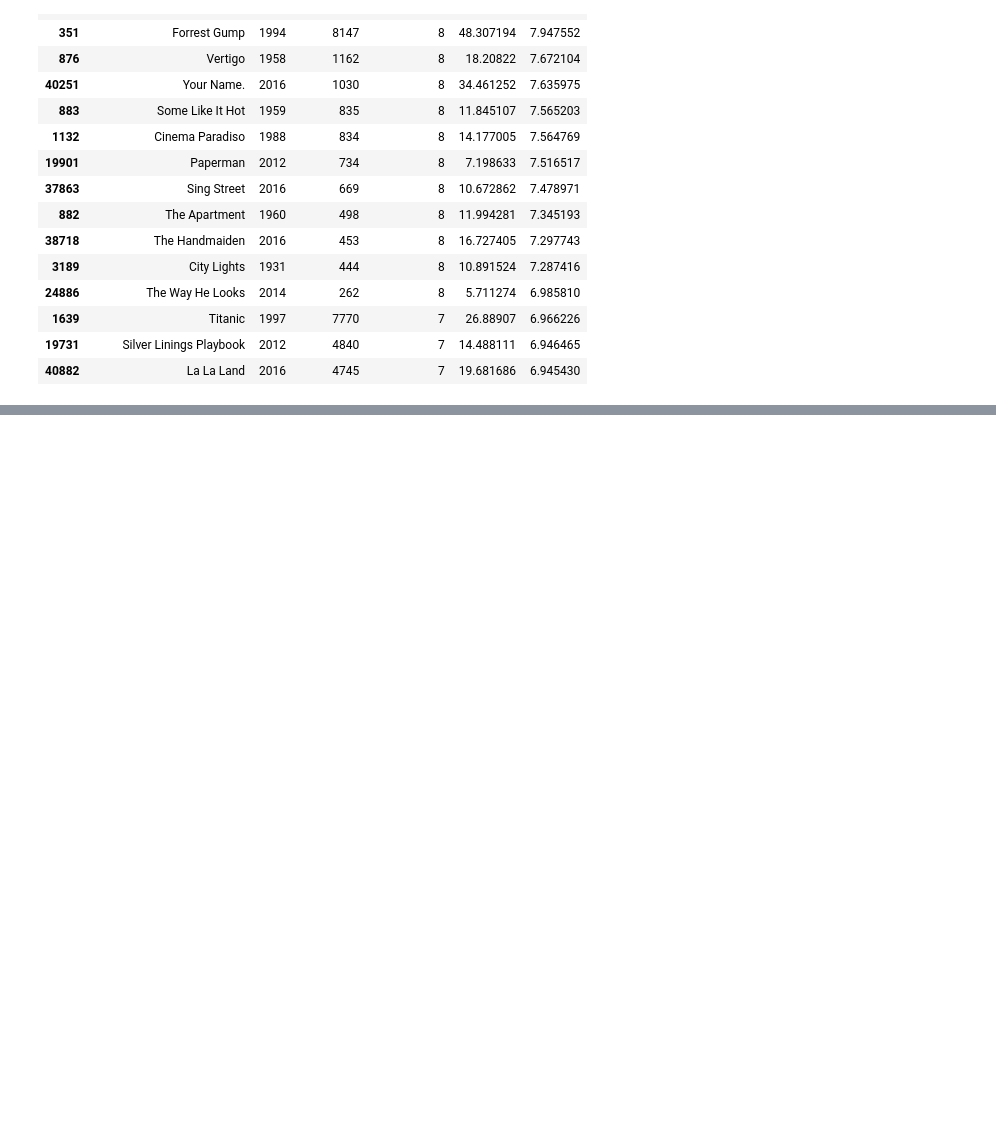
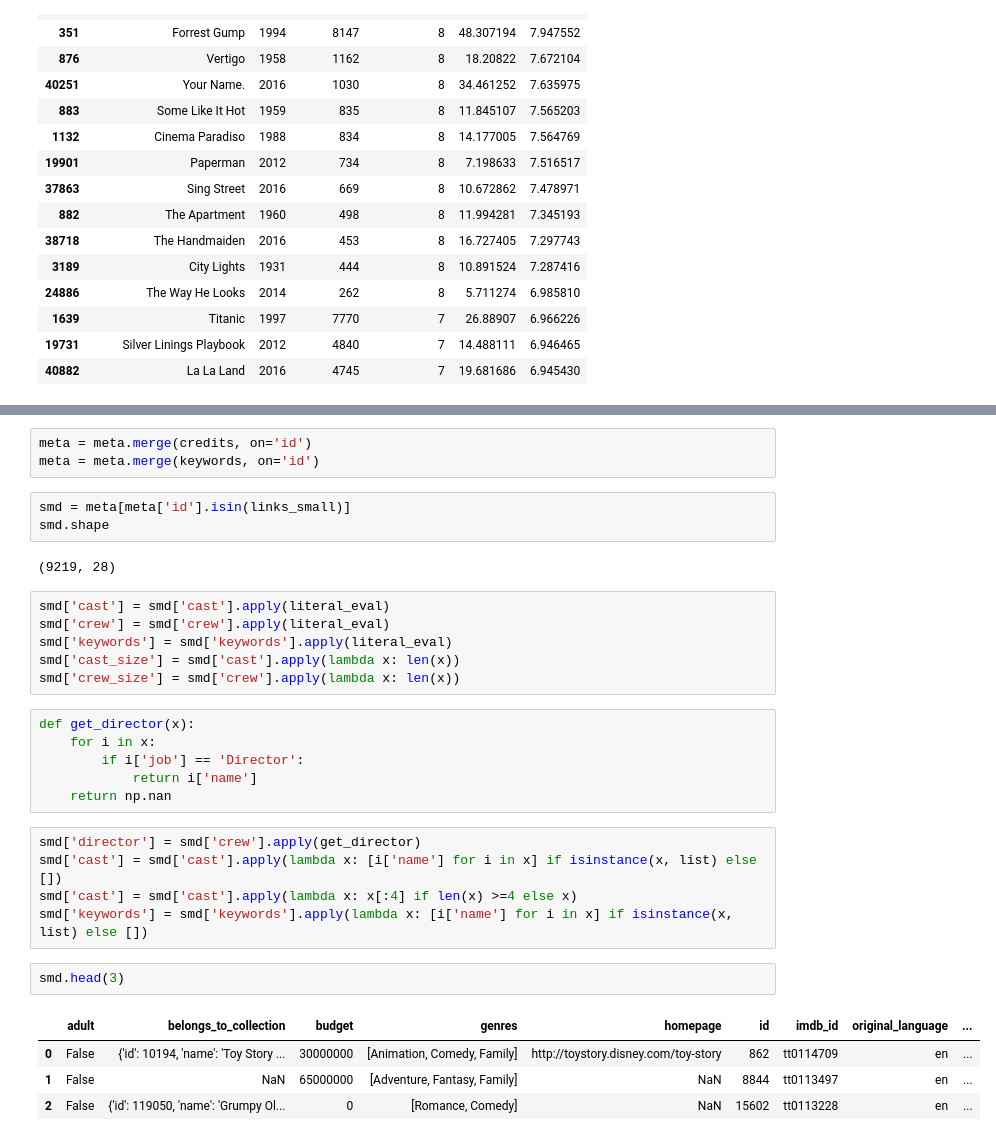
Before and after one commit to SBIK1219/CodingTest, a Jupyter notebook: Movie_Recommendation_2.ipynb, the cells around one changed output, grey strips where cells are left out. Saved outputs shown, nothing was run; the diff lists cells and outputs as text; blank space fills up the shorter version.

```diff
--- a/Movie_Recommendation_2.ipynb
+++ b/Movie_Recommendation_2.ipynb
@@ -171,0 +289,32 @@ build_chart('Romance').head(15)
+# %%
+meta = meta.merge(credits, on='id')
+meta = meta.merge(keywords, on='id')
+# %%
+smd = meta[meta['id'].isin(links_small)]
+smd.shape
+# %% [output]
+(9219, 28)
+# %%
+smd['cast'] = smd['cast'].apply(literal_eval)
+smd['crew'] = smd['crew'].apply(literal_eval)
+smd['keywords'] = smd['keywords'].apply(literal_eval)
+smd['cast_size'] = smd['cast'].apply(lambda x: len(x))
+smd['crew_size'] = smd['crew'].apply(lambda x: len(x))
+# %%
+def get_director(x):
+    for i in x:
+        if i['job'] == 'Director':
+            return i['name']
+    return np.nan
+# %%
+smd['director'] = smd['crew'].apply(get_director)
+smd['cast'] = smd['cast'].apply(lambda x: [i['name'] for i in x] if isinstance(x, list) else [])
+smd['cast'] = smd['cast'].apply(lambda x: x[:4] if len(x) >=4 else x)
+smd['keywords'] = smd['keywords'].apply(lambda x: [i['name'] for i in x] if isinstance(x, list) else [])
+# %%
+smd.head(3)
+# %% [output]
+|  | adult | belongs_to_collection | budget | genres | homepage | id | imdb_id | original_language | ... |
+| 0 | False | {'id': 10194, 'name': 'Toy Story ... | 30000000 | [Animation, Comedy, Family] | http://toystory.disney.com/toy-story | 862 | tt0114709 | en | ... |
+| 1 | False | NaN | 65000000 | [Adventure, Fantasy, Family] | NaN | 8844 | tt0113497 | en | ... |
+| 2 | False | {'id': 119050, 'name': 'Grumpy Ol... | 0 | [Romance, Comedy] | NaN | 15602 | tt0113228 | en | ... |
```
Also changed, not shown: parts of 27 cells of this notebook.
